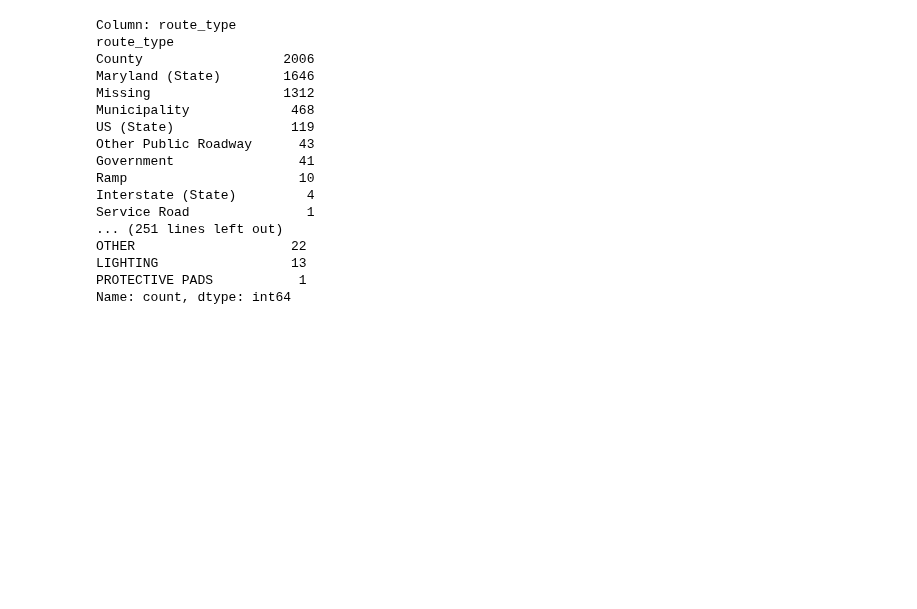
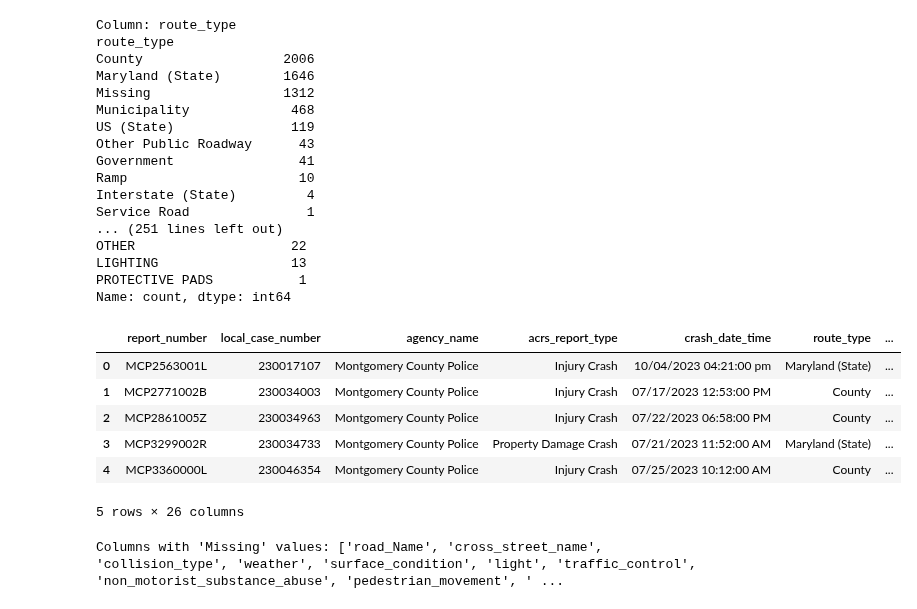
Before and after one commit to x22237941/Database-and-Analytical-Programming, a Jupyter notebook: pipelines/Non_Motorists_ETL_Final.ipynb, the cells around one changed output. Cells and saved outputs as stored; diff of their text form; code cells hidden in the pictures; blank space fills up the shorter version.

```diff
--- a/pipelines/Non_Motorists_ETL_Final.ipynb
+++ b/pipelines/Non_Motorists_ETL_Final.ipynb
@@ -462,3 +462,27 @@ Name: count, dtype: int64
 # road_grade
 sql_frame['route_type'] = sql_frame['route_type'].replace('Missing', sql_frame['route_type'].mode()[0])
 sql_frame['driver_substance_abuse'] = sql_frame['driver_substance_abuse'].replace('Missing', sql_frame['driver_substance_abuse'].mode()[0])
+# %%
+sql_frame.head()
+# %% [output]
+|  | report_number | local_case_number | agency_name | acrs_report_type | crash_date_time | route_type | ... |
+| 0 | MCP2563001L | 230017107 | Montgomery County Police | Injury Crash | 10/04/2023 04:21:00 pm | Maryland (State) | ... |
+| 1 | MCP2771002B | 230034003 | Montgomery County Police | Injury Crash | 07/17/2023 12:53:00 PM | County | ... |
+| 2 | MCP2861005Z | 230034963 | Montgomery County Police | Injury Crash | 07/22/2023 06:58:00 PM | County | ... |
+| 3 | MCP3299002R | 230034733 | Montgomery County Police | Property Damage Crash | 07/21/2023 11:52:00 AM | Maryland (State) | ... |
+| 4 | MCP3360000L | 230046354 | Montgomery County Police | Injury Crash | 07/25/2023 10:12:00 AM | County | ... |
+5 rows × 26 columns
+# %%
+# Check where "Missing" values occur in each column
+missing_mask = sql_frame.eq('Missing')
+
+# Check which columns have at least one "Missing" value
+columns_with_missing = missing_mask.any()
+
+# Extract the column names where "Missing" values occur
+columns_with_missing_values = columns_with_missing[columns_with_missing].index.tolist()
+
+# Print the columns with "Missing" values
+print("Columns with 'Missing' values:", columns_with_missing_values)
+# %% [output]
+Columns with 'Missing' values: ['road_Name', 'cross_street_name', 'collision_type', 'weather', 'surface_condition', 'light', 'traffic_control', 'non_motorist_substance_abuse', 'pedestrian_movement', ' ...
```
Also changed, not shown: parts of 19 cells of this notebook, 1 other file.
